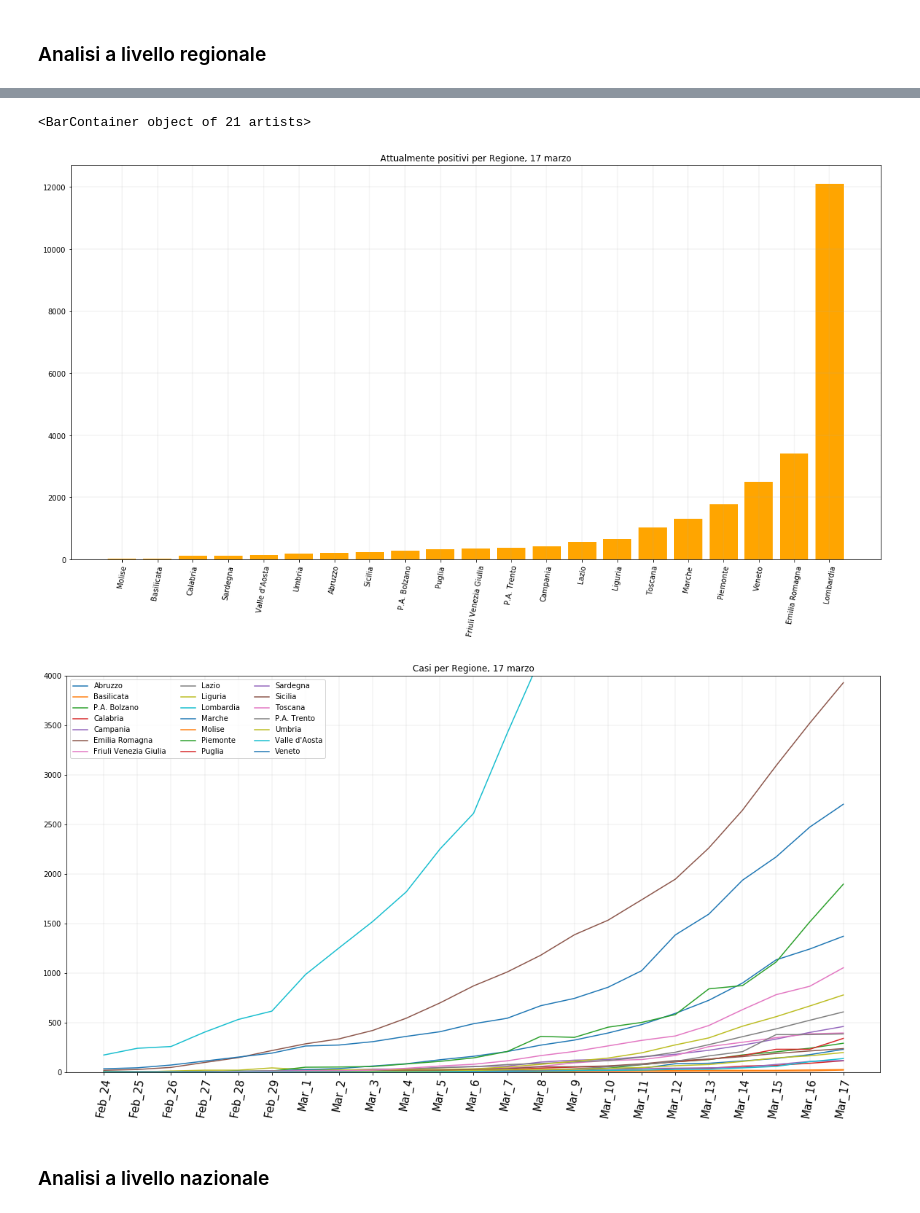
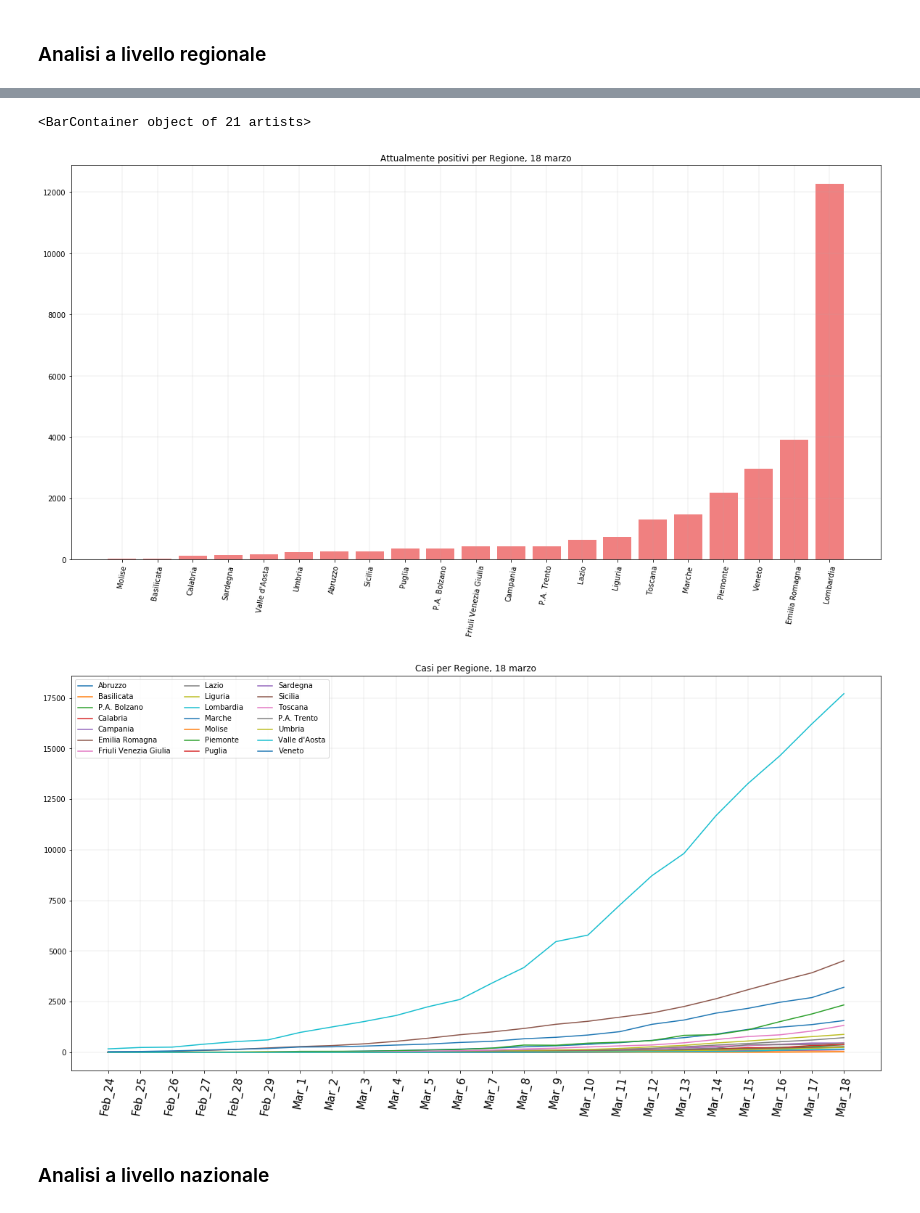
Before and after one commit to martinodn/CoViD-19, a Jupyter notebook: CoViD-19 analysis.ipynb, the cells around one changed output, grey strips where cells are left out. Drawn from its saved outputs; the diff is of its cells as text; code cells hidden in the pictures.

```diff
--- a/CoViD-19 analysis.ipynb
+++ b/CoViD-19 analysis.ipynb
@@ -12,7 +12,7 @@ import matplotlib
 # Dictionary of situation per each day
 # import the csv and append to the dictionary
 
-current_day=17
+current_day=18
 dataframes={}
 
 # February
@@ -76,10 +75,10 @@ plt.grid(linewidth=0.2)
 #plt.ylabel('Numero di attualmente positivi')
 plt.title('Attualmente positivi per Regione, %s marzo' %current_day)
 
-plt.bar(df_mar_17.sort_values(by='totale_attualmente_positivi').denominazione_regione, df_mar_17.sort_values(by='totale_attualmente_positivi').totale_attualmente_positivi, color="orange")
+plt.bar(df_mar_18.sort_values(by='totale_attualmente_positivi').denominazione_regione, df_mar_18.sort_values(by='totale_attualmente_positivi').totale_attualmente_positivi, color="lightcoral")
 # %% [output]
 <BarContainer object of 21 artists>
-[figure, old version]
+[figure, new version]
 # %%
 # Creazione dataframe che mostra andamento giornaliero della statistica desiderata per ogni regione
 
@@ -96,15 +95,15 @@ def reg_trend(stat_type):
 # %%
 stat_type='totale_casi'
 plt.figure(figsize=(20,10))
 plt.xticks(rotation=80, size=15)
-plt.ylim(0,4000)
+#plt.ylim(0,4000)
 plt.grid(linewidth=0.2)
 plt.title('Casi per Regione, %s marzo' %current_day)
 _=plt.plot(reg_trend(stat_type))
 _=plt.legend(reg_trend(stat_type).columns.values, loc='upper left',ncol=3)
 plt.show()
 # %% [output]
-[figure, old version]
+[figure, new version]
 # %% [markdown]
 ### Analisi a livello nazionale
 # %%
```
Also changed, not shown: parts of 7 cells of this notebook.
